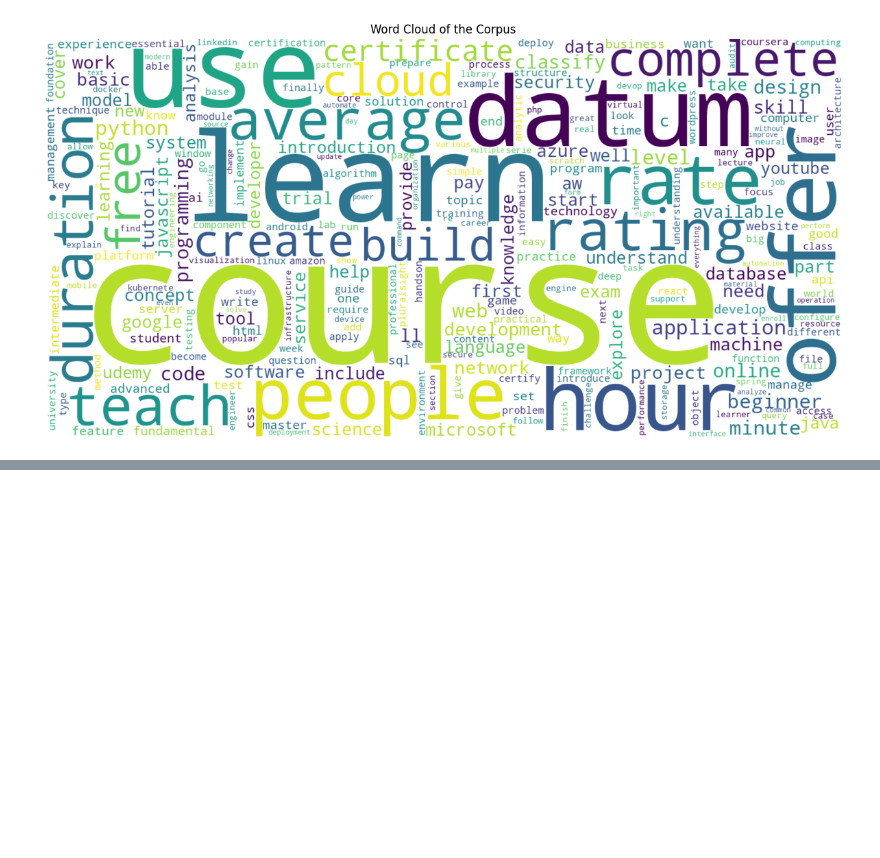
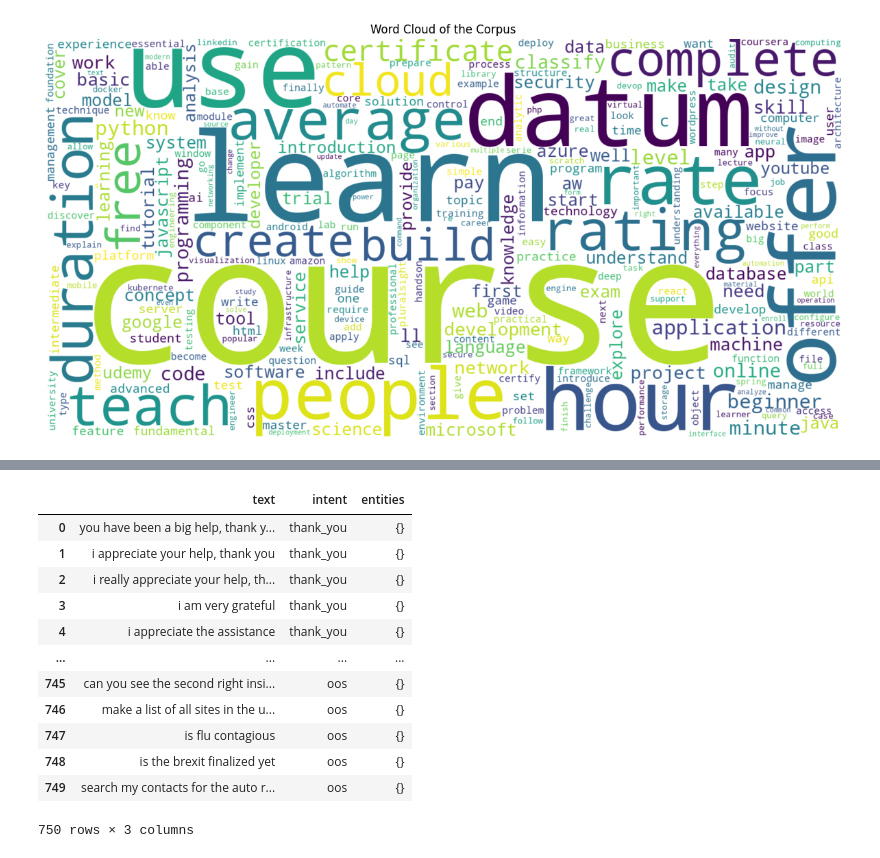
Before and after one commit to chidinma-godwin/course-recommendation-nlp, a Jupyter notebook: course_recommendation.ipynb, the cells around one changed output, grey strips where cells are left out. Saved outputs shown, nothing was run; the diff lists cells and outputs as text; code cells hidden in the pictures; blank space fills up the shorter version.

```diff
--- a/course_recommendation.ipynb
+++ b/course_recommendation.ipynb
@@ -292,0 +466,30 @@ plt.show()
+# %%
+df_all = pd.concat([pd.DataFrame(dataset['train']), pd.DataFrame(dataset['validation']), pd.DataFrame(dataset['test'])])
+df_selected = df_all[(df_all['intent']==42) | (df_all['intent']==82) | (df_all['intent']==114) | (df_all['intent']==124)]
+oos_df = df_selected[df_selected['intent'] == 42].sample(n=300, random_state=42)
+oos_df.loc[:, 'intent'] = 'oos'
+
+df_selected = df_selected[df_selected['intent'] != 42]
+
+df_selected.loc[df_selected['intent'] == 82, 'intent'] = 'greeting'
+df_selected.loc[df_selected['intent'] == 114, 'intent'] = 'goodbye'
+df_selected.loc[df_selected['intent'] == 124, 'intent'] = 'thank_you'
+
+combined_df = pd.concat([df_selected, oos_df]).reset_index(drop=True)
+combined_df['entities'] = [{} for _ in range(len(combined_df))]
+
+combined_df
+# %% [output]
+|  | text | intent | entities |
+| 0 | you have been a big help, thank y... | thank_you | {} |
+| 1 | i appreciate your help, thank you | thank_you | {} |
+| 2 | i really appreciate your help, th... | thank_you | {} |
+| 3 | i am very grateful | thank_you | {} |
+| 4 | i appreciate the assistance | thank_you | {} |
+| ... | ... | ... | ... |
+| 745 | can you see the second right insi... | oos | {} |
+| 746 | make a list of all sites in the u... | oos | {} |
+| 747 | is flu contagious | oos | {} |
+| 748 | is the brexit finalized yet | oos | {} |
+| 749 | search my contacts for the auto r... | oos | {} |
+750 rows × 3 columns
```
Also changed, not shown: parts of 29 cells of this notebook.
